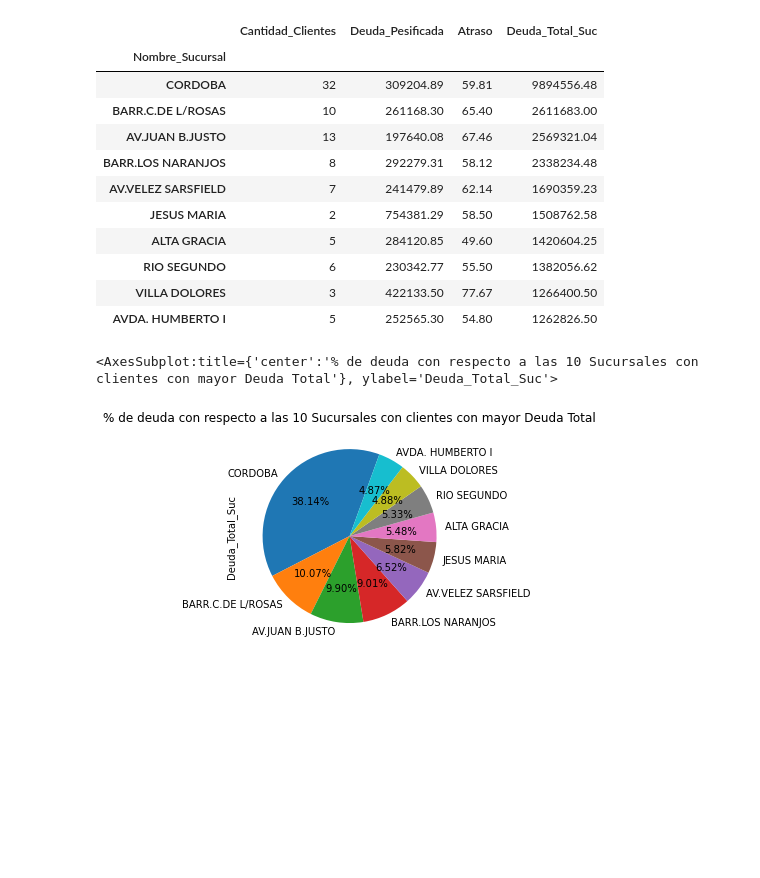
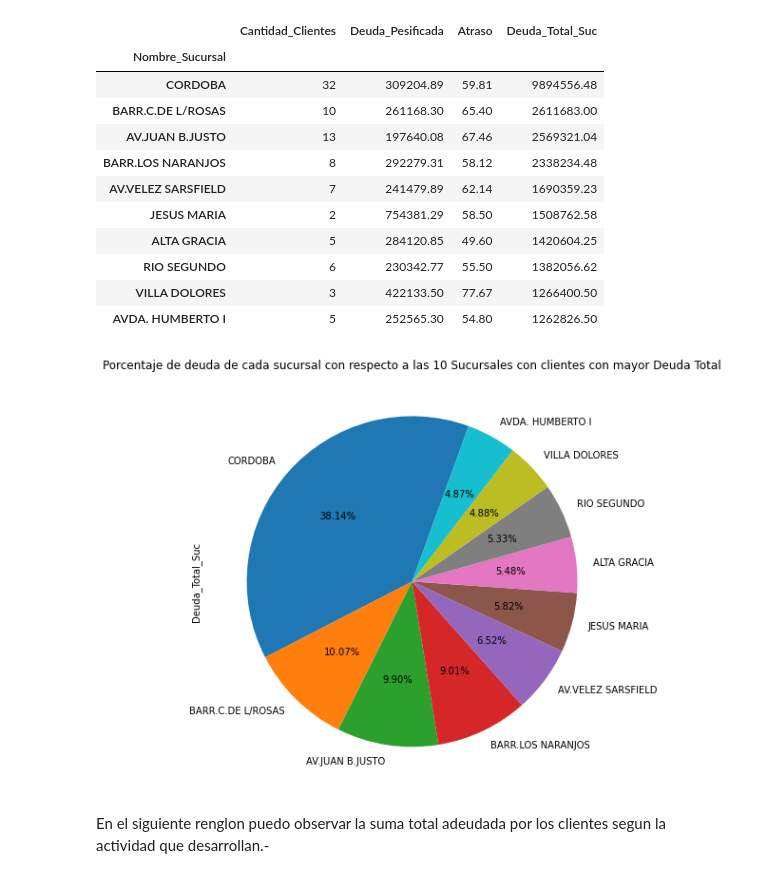
Before and after one commit to agustingonz/Analisis-Mora-Banco-Nacion, a Jupyter notebook: Analisis Mora Bna.ipynb, the cells around one changed output. Drawn from its saved outputs; the diff is of its cells as text; code cells hidden in the pictures; blank space fills up the shorter version.

```diff
--- a/Analisis Mora Bna.ipynb
+++ b/Analisis Mora Bna.ipynb
@@ -286,8 +286,11 @@ df_deuda
 | RIO SEGUNDO | 6 | 230342.77 | 55.50 | 1382056.62 |
 | VILLA DOLORES | 3 | 422133.50 | 77.67 | 1266400.50 |
 | AVDA. HUMBERTO I | 5 | 252565.30 | 54.80 | 1262826.50 |
-# %%
-df_deuda['Deuda_Total_Suc'].plot(x=None, y=None, kind='pie', startangle=70,autopct='%1.2f%%', title='% de deuda con respecto a las 10 Sucursales con clientes con mayor Deuda Total')
-# %% [output]
-<AxesSubplot:title={'center':'% de deuda con respecto a las 10 Sucursales con clientes con mayor Deuda Total'}, ylabel='Deuda_Total_Suc'>
-[figure, removed]
+# %%
+plt.figure(figsize=(14,8))
+df_deuda['Deuda_Total_Suc'].plot(x=None, y=None, kind='pie', startangle=70,autopct='%1.2f%%', title='Porcentaje de deuda de cada sucursal con respecto a las 10 Sucursales con clientes con mayor Deuda Total')
+plt.show()
+# %% [output]
+[figure, added]
+# %% [markdown]
+En el siguiente renglon puedo observar la suma total adeudada por los clientes segun la actividad que desarrollan.-
```
Also changed, not shown: parts of 2 cells of this notebook.
